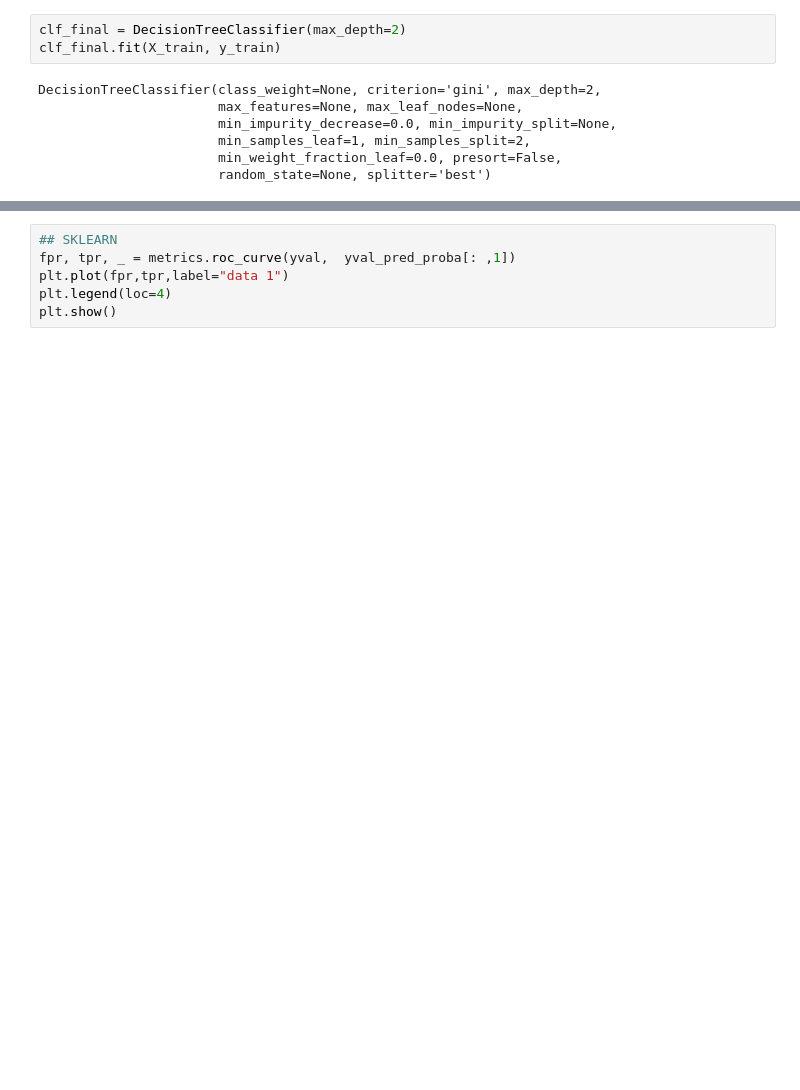
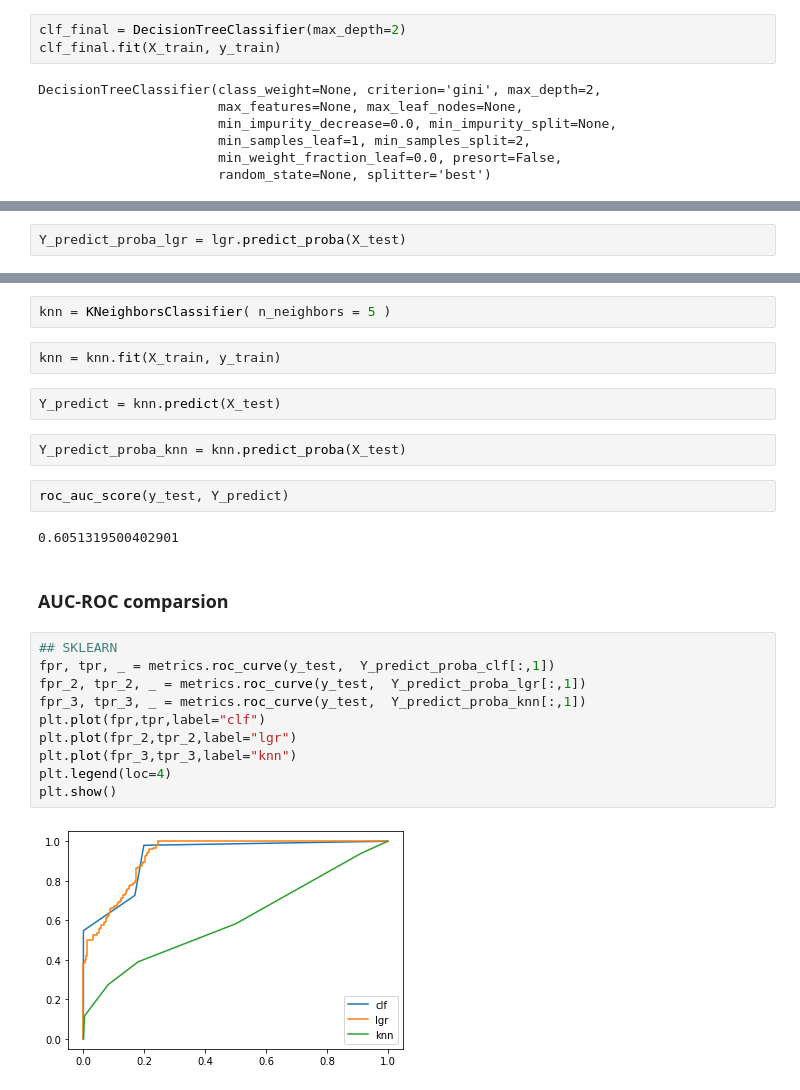
Before and after one commit to HeliosBI/AMLHW3, a Jupyter notebook: task_3.ipynb, the cells around one changed output, grey strips where cells are left out. Drawn from its saved outputs; the diff is of its cells as text; blank space fills up the shorter version.

```diff
--- a/task_3.ipynb
+++ b/task_3.ipynb
@@ -291,0 +195,2 @@ node [shape=box, style="filled", color="black"] ;
+# %%
+Y_predict_proba_lgr = lgr.predict_proba(X_test)
@@ -292,6 +205,26 @@ node [shape=box, style="filled", color="black"] ;
+# %%
+knn = KNeighborsClassifier( n_neighbors = 5 )
+# %%
+knn = knn.fit(X_train, y_train)
+# %%
+Y_predict = knn.predict(X_test)
+# %%
+Y_predict_proba_knn = knn.predict_proba(X_test)
+# %%
+roc_auc_score(y_test, Y_predict)
+# %% [output]
+0.6051319500402901
+# %% [markdown]
+### AUC-ROC comparsion
 # %%
 ## SKLEARN
-fpr, tpr, _ = metrics.roc_curve(yval,  yval_pred_proba[: ,1])
-plt.plot(fpr,tpr,label="data 1")
+fpr, tpr, _ = metrics.roc_curve(y_test,  Y_predict_proba_clf[:,1])
+fpr_2, tpr_2, _ = metrics.roc_curve(y_test,  Y_predict_proba_lgr[:,1])
+fpr_3, tpr_3, _ = metrics.roc_curve(y_test,  Y_predict_proba_knn[:,1])
+plt.plot(fpr,tpr,label="clf")
+plt.plot(fpr_2,tpr_2,label="lgr")
+plt.plot(fpr_3,tpr_3,label="knn")
 plt.legend(loc=4)
 plt.show()
+# %% [output]
+[figure, added]
```
Also changed, not shown: parts of 38 cells of this notebook, 1 other file.
